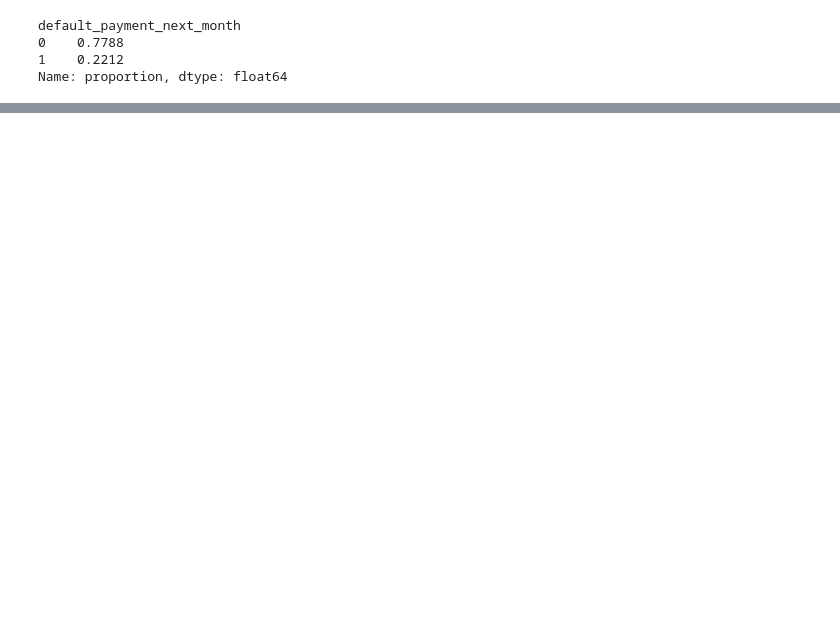
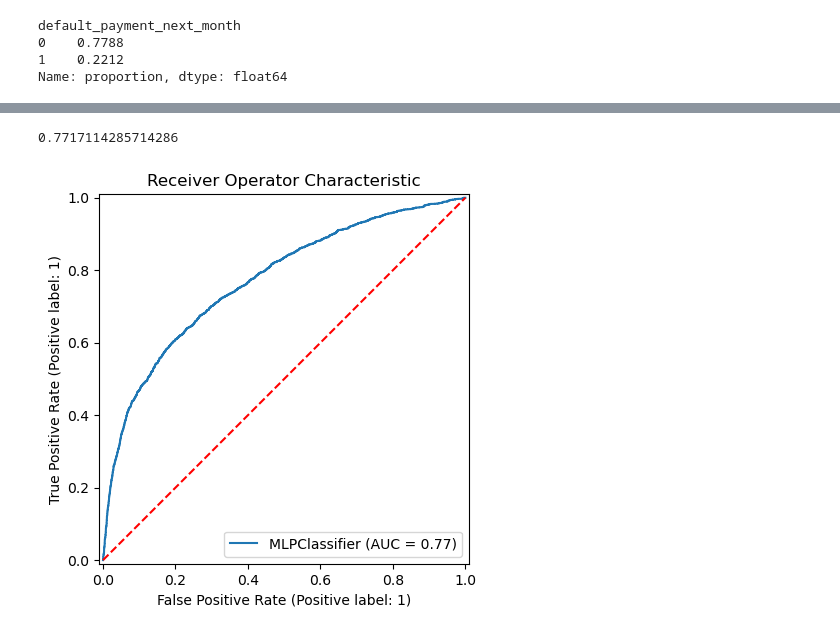
Before and after one commit to maptv/IntrotoNeural_Networks, a Jupyter notebook: IntroToNeuralNetworks/2-BuildingNeuralNetworks/2-BuildingNeuralNetworks-code.ipynb, the cells around one changed output, grey strips where cells are left out. Saved outputs shown, nothing was run; the diff lists cells and outputs as text; code cells hidden in the pictures; blank space fills up the shorter version.

```diff
--- a/IntroToNeuralNetworks/2-BuildingNeuralNetworks/2-BuildingNeuralNetworks-code.ipynb
+++ b/IntroToNeuralNetworks/2-BuildingNeuralNetworks/2-BuildingNeuralNetworks-code.ipynb
@@ -353,20 +463,19 @@ plt.show()
 # %%
 # =================================================-
 #### Slide 26: Putting it all together: ROC plot (cont'd)  ####
 
 # Make an ROC curve plot.
+rcd = metrics.RocCurveDisplay.from_estimator(nn, X_test_scaled, y_test)
+plt.plot([0, 1], [0, 1],'r--')
 plt.title("Receiver Operator Characteristic")
-plt.plot(fpr, tpr, "b", label="AUC = %0.2f" % auc)
-plt.legend(loc="lower right")
-plt.plot([0, 1], [0, 1], "r--")
-plt.xlabel("False Positive Rate")
-plt.ylabel("True Positive Rate")
-plt.show()
-
+rcd.roc_auc
 
 #######################################################
 ####  CONGRATULATIONS ON COMPLETING THIS MODULE!   ####
 #######################################################
+# %% [output]
+0.7717114285714286
+[figure, added]
 # %%
 #######################################################
 #######################################################
```
Also changed, not shown: parts of 27 cells of this notebook.
